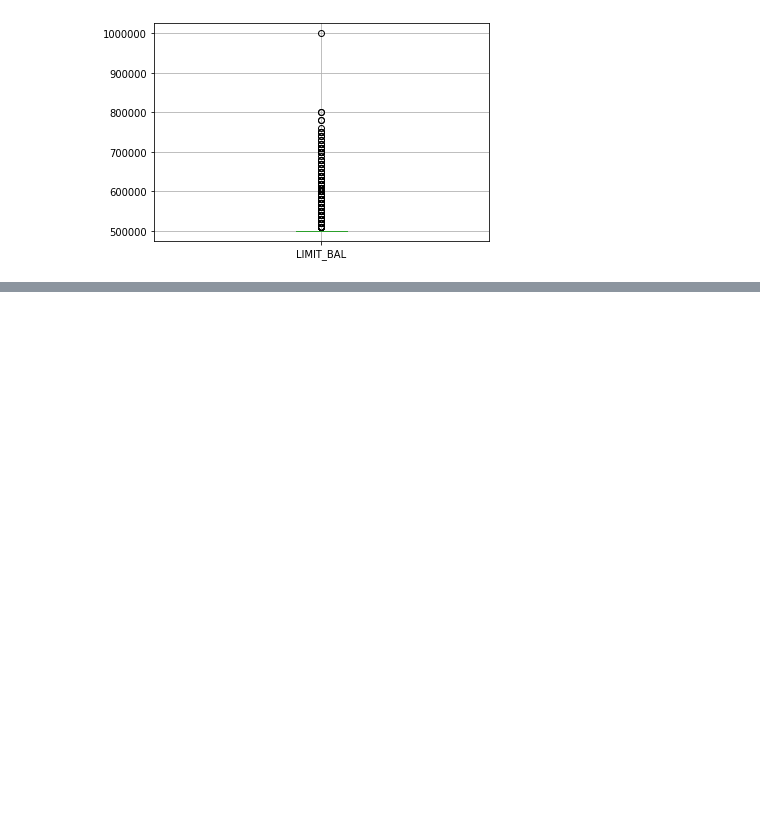
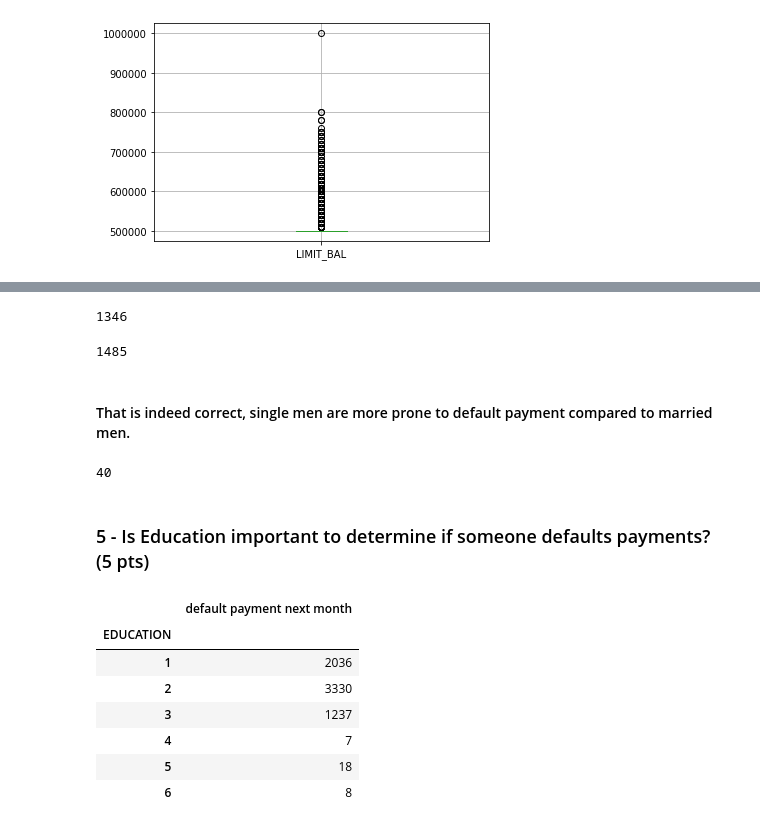
Before and after one commit to AleMadLei/machine-learning-project, a Jupyter notebook: Machine Learning Project.ipynb, the cells around one changed output, grey strips where cells are left out. Saved outputs shown, nothing was run; the diff lists cells and outputs as text; code cells hidden in the pictures; blank space fills up the shorter version.

```diff
--- a/Machine Learning Project.ipynb
+++ b/Machine Learning Project.ipynb
@@ -121,0 +153,30 @@ overLimitValue[['LIMIT_BAL']].boxplot()
+# %%
+# Information for married men.
+data.loc[data['SEX'] == 1].loc[data['default payment next month'] == 1].loc[data['MARRIAGE'] == 1]['ID'].count()
+# %% [output]
+1346
+# %%
+# Information for single men.
+data.loc[data['SEX'] == 1].loc[data['default payment next month'] == 1].loc[data['MARRIAGE'] == 2]['ID'].count()
+# %% [output]
+1485
+# %% [markdown]
+#### That is indeed correct, single men are more prone to default payment compared to married men.
+# %%
+# Now, just for the lulz, we evaluate the other category.
+data.loc[data['SEX'] == 1].loc[data['default payment next month'] == 1].loc[data['MARRIAGE'] == 3]['ID'].count()
+# %% [output]
+40
+# %% [markdown]
+### 5 - Is Education important to determine if someone defaults payments? (5 pts)
+# %%
+data.loc[data['default payment next month'] == 1][['EDUCATION', 'default payment next month']].groupby('EDUCATION').count()
+# %% [output]
+|  | default payment next month |
+| EDUCATION |  |
+| 1 | 2036 |
+| 2 | 3330 |
+| 3 | 1237 |
+| 4 | 7 |
+| 5 | 18 |
+| 6 | 8 |
```
Also changed, not shown: parts of 14 cells of this notebook.
